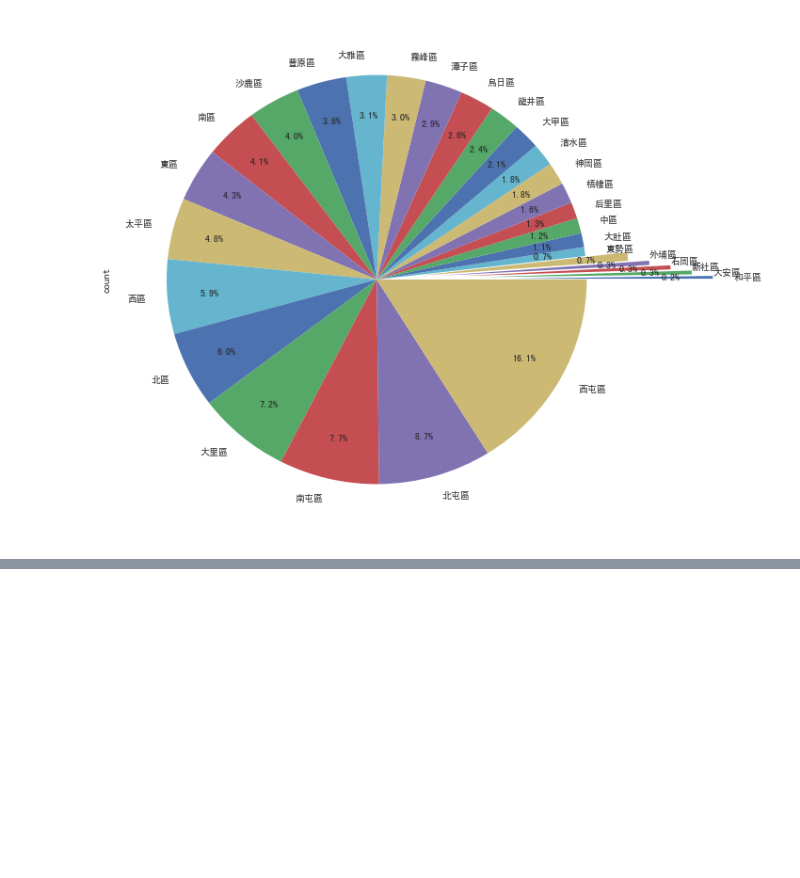
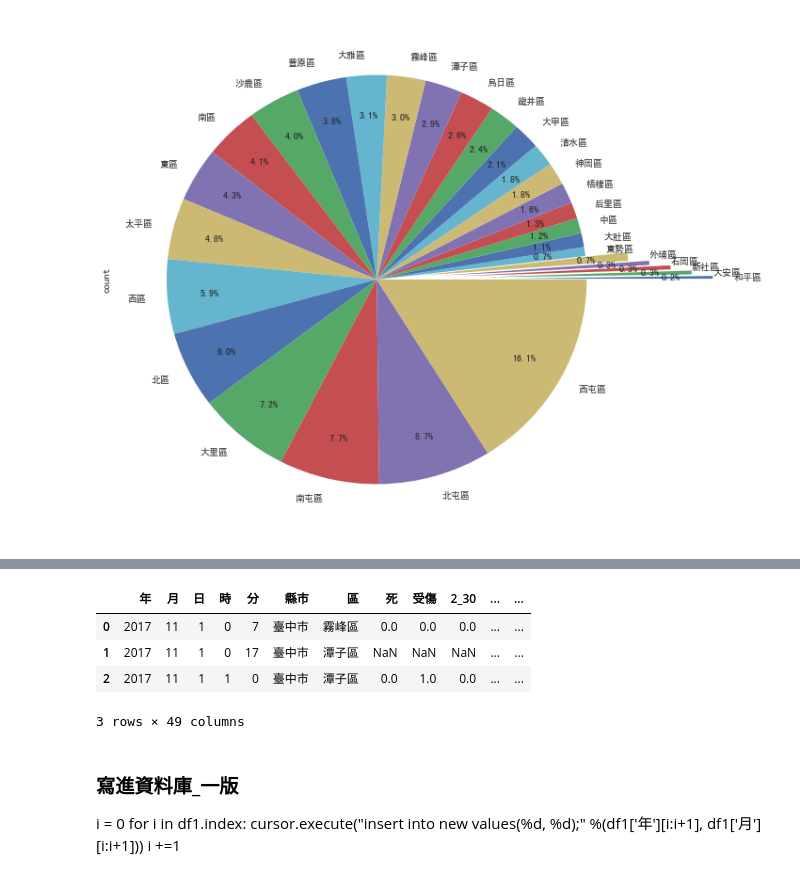
Before and after one commit to WangYenTing/Python, a Jupyter notebook: 台中市交通事故資料.ipynb, the cells around one changed output, grey strips where cells are left out. Saved outputs shown, nothing was run; the diff lists cells and outputs as text; code cells hidden in the pictures; blank space fills up the shorter version.

```diff
--- a/台中市交通事故資料.ipynb
+++ b/台中市交通事故資料.ipynb
@@ -101,0 +131,17 @@ df_pie.plot(kind = 'pie', explode = explode, figsize=(10, 10), autopct='%1.1f%%'
+# %%
+# 欄位更名、 NaN 更名(似乎內建式空的 無用)
+df1 = df1.rename(columns={'2-30': '2_30', '當事者區分(類別)':'當事者區分_類別'})
+df1 = df1.replace('nan', 'NULL')
+df1
+# %% [output]
+|  | 年 | 月 | 日 | 時 | 分 | 縣市 | 區 | 死 | 受傷 | 2_30 | ... | ... |
+| 0 | 2017 | 11 | 1 | 0 | 7 | 臺中市 | 霧峰區 | 0.0 | 0.0 | 0.0 | ... | ... |
+| 1 | 2017 | 11 | 1 | 0 | 17 | 臺中市 | 潭子區 | NaN | NaN | NaN | ... | ... |
+| 2 | 2017 | 11 | 1 | 1 | 0 | 臺中市 | 潭子區 | 0.0 | 1.0 | 0.0 | ... | ... |
+3 rows × 49 columns
+# %% [markdown]
+### 寫進資料庫_一版
+i = 0
+for i in df1.index:
+    cursor.execute("insert into new values(%d, %d);" %(df1['年'][i:i+1], df1['月'][i:i+1]))
+    i +=1
```
Also changed, not shown: parts of 21 cells of this notebook.
